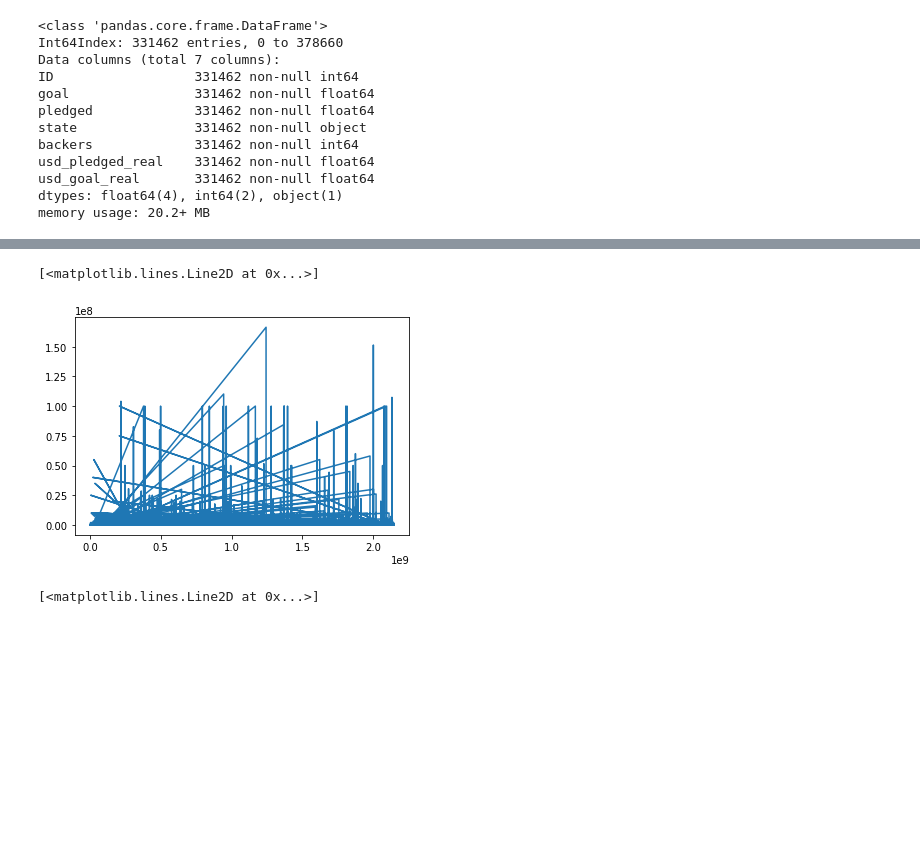
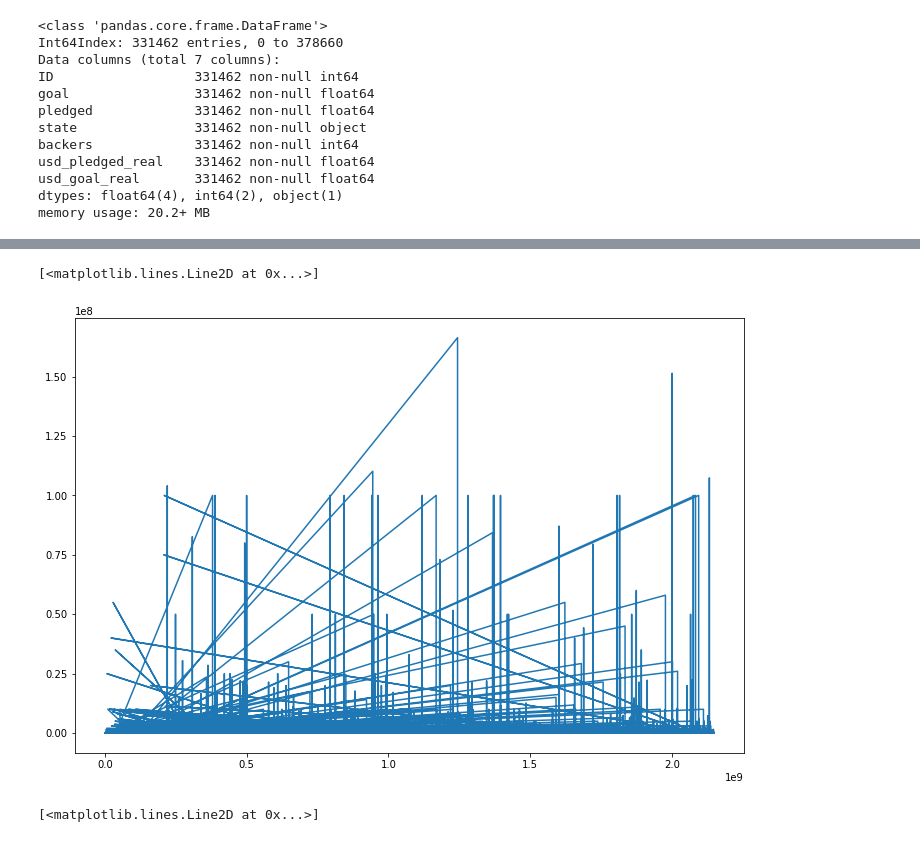
Before and after one commit to davidwederstrandtsr/Xtra_projects, a Jupyter notebook: kickstarter-exercise.ipynb, the cells around one changed output, grey strips where cells are left out. Cells and saved outputs as stored; diff of their text form; code cells hidden in the pictures; blank space fills up the shorter version.

```diff
--- a/kickstarter-exercise.ipynb
+++ b/kickstarter-exercise.ipynb
@@ -202,8 +213,9 @@ memory usage: 20.2+ MB
 # %%
+plt.figure(figsize=(12,8))
 plt.plot(success_fail_df.ID, success_fail_df.usd_goal_real)
 # %% [output]
 [<matplotlib.lines.Line2D at 0x...>]
-[figure, old version]
+[figure, new version]
 # %%
 plt.plot(success_fail_df.ID, success_fail_df.backers)
 # %% [output]
```
Also changed, not shown: parts of 14 cells of this notebook.
